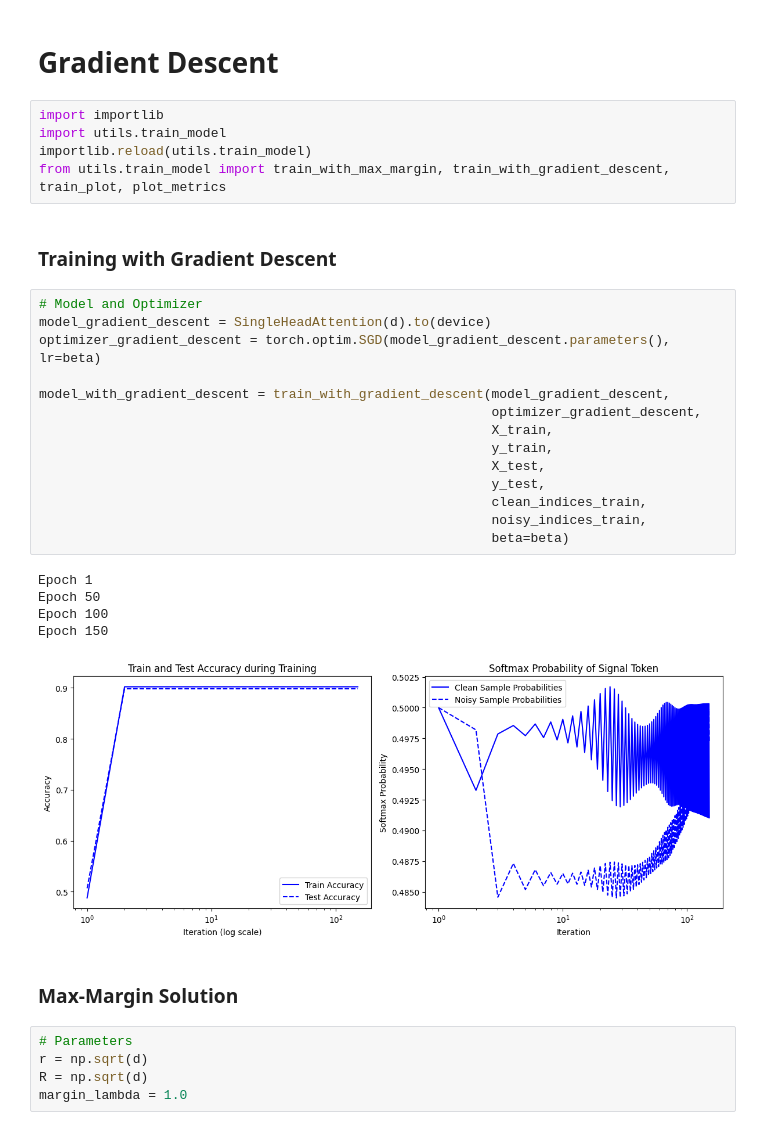
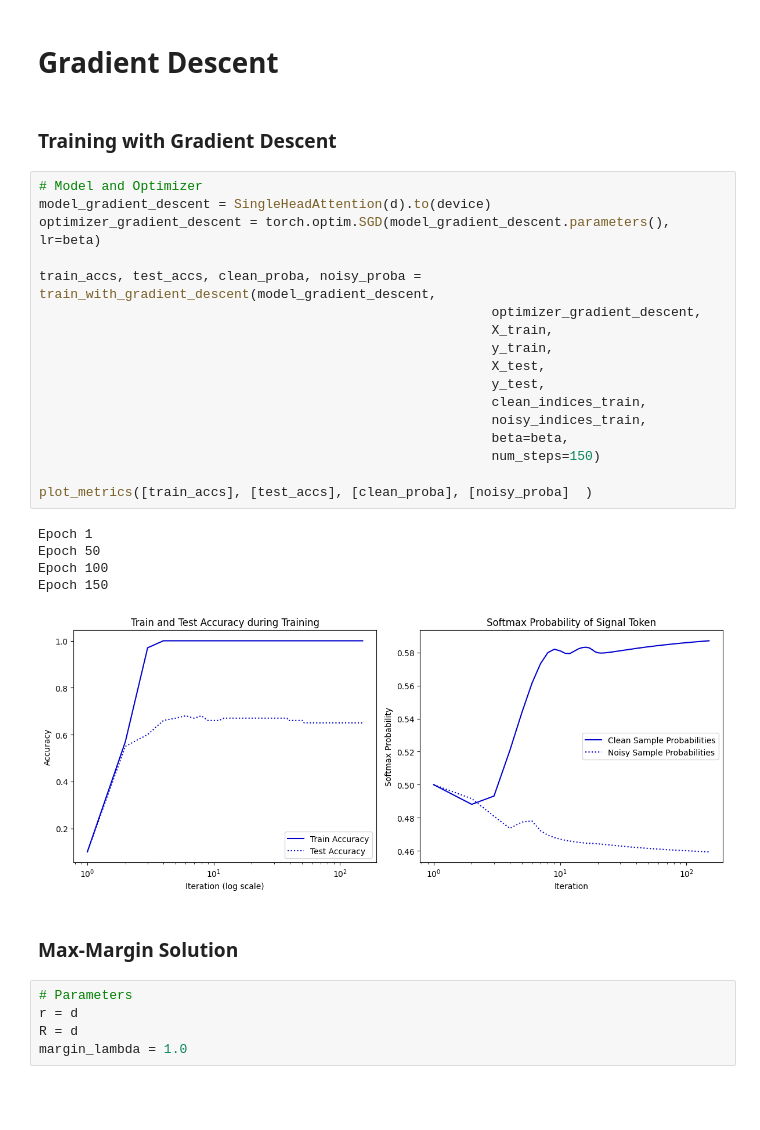
Before and after one commit to Albeenee/benign_overfitting_in_single_head_attention, a Jupyter notebook: Benign_overfitting.ipynb, the cells around one changed output. Drawn from its saved outputs; the diff is of its cells as text; blank space fills up the shorter version.

```diff
--- a/Benign_overfitting.ipynb
+++ b/Benign_overfitting.ipynb
@@ -46,39 +51,37 @@ X_train[clean_indices_train].shape
 torch.Size([89, 2, 11000])
 # %% [markdown]
 # Gradient Descent
-# %%
-import importlib
-import utils.train_model
-importlib.reload(utils.train_model)
-from utils.train_model import train_with_max_margin, train_with_gradient_descent, train_plot, plot_metrics
 # %% [markdown]
 ### Training with Gradient Descent
 # %%
 # Model and Optimizer
 model_gradient_descent = SingleHeadAttention(d).to(device)
 optimizer_gradient_descent = torch.optim.SGD(model_gradient_descent.parameters(), lr=beta)
 
-model_with_gradient_descent = train_with_gradient_descent(model_gradient_descent,
+train_accs, test_accs, clean_proba, noisy_proba = train_with_gradient_descent(model_gradient_descent,
                                                           optimizer_gradient_descent,
                                                           X_train,
                                                           y_train,
                                                           X_test,
                                                           y_test,
                                                           clean_indices_train,
                                                           noisy_indices_train,
-                                                          beta=beta)
+                                                          beta=beta,
+                                                          num_steps=150)
+
+plot_metrics([train_accs], [test_accs], [clean_proba], [noisy_proba]  )
 # %% [output]
 Epoch 1
 Epoch 50
 Epoch 100
 Epoch 150
-[figure, old version]
+[figure, new version]
 # %% [markdown]
 ### Max-Margin Solution
 # %%
 # Parameters
-r = np.sqrt(d)
-R = np.sqrt(d)
+r = d
+R = d
 margin_lambda = 1.0
 # %%
 model_max_margin = SingleHeadAttention(d).to(device)
```
Also changed, not shown: parts of 4 cells of this notebook, 3 other files.
